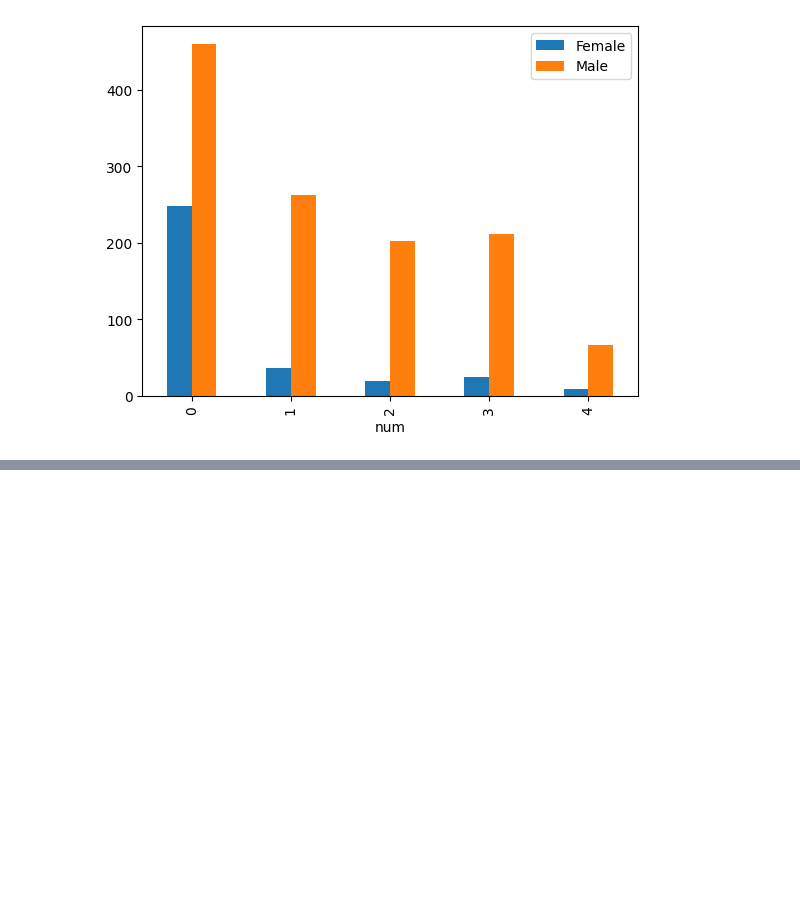
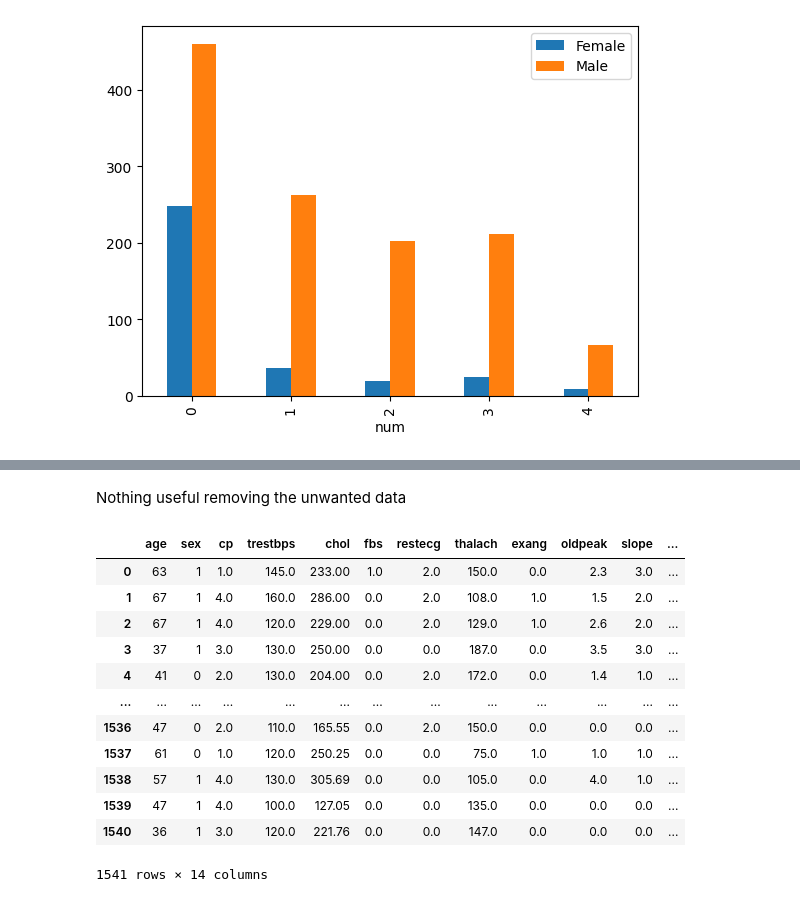
Before and after one commit to Abhi-pacific/heart-disease-prediction-project, a Jupyter notebook: Heart_disease_prediction.ipynb, the cells around one changed output, grey strips where cells are left out. Saved outputs shown, nothing was run; the diff lists cells and outputs as text; code cells hidden in the pictures; blank space fills up the shorter version.

```diff
--- a/Heart_disease_prediction.ipynb
+++ b/Heart_disease_prediction.ipynb
@@ -183,6 +183,9 @@ df_full = df_full.apply(pd.to_numeric, errors='coerce')
 print(f"Patients parsed: {len(records)}")
 # %% [output]
 Patients parsed: 1541
+# %%
+# creating the deep copy of the data.
+deep_copy_df = df_full.copy()
 # %%
 df_full.head()
 # %% [output]
@@ -346,0 +372,19 @@ ax.legend(['Female', 'Male'])
+# %% [markdown]
+Nothing useful removing the unwanted data
+# %%
+ML_data = deep_copy_df[['age', 'sex', 'cp', 'trestbps', 'chol', 'fbs', 'restecg','thalach', 'exang', 'oldpeak', 'slope', 'ca', 'thal', 'num']]
+ML_data
+# %% [output]
+|  | age | sex | cp | trestbps | chol | fbs | restecg | thalach | exang | oldpeak | slope | ... |
+| 0 | 63 | 1 | 1.0 | 145.0 | 233.00 | 1.0 | 2.0 | 150.0 | 0.0 | 2.3 | 3.0 | ... |
+| 1 | 67 | 1 | 4.0 | 160.0 | 286.00 | 0.0 | 2.0 | 108.0 | 1.0 | 1.5 | 2.0 | ... |
+| 2 | 67 | 1 | 4.0 | 120.0 | 229.00 | 0.0 | 2.0 | 129.0 | 1.0 | 2.6 | 2.0 | ... |
+| 3 | 37 | 1 | 3.0 | 130.0 | 250.00 | 0.0 | 0.0 | 187.0 | 0.0 | 3.5 | 3.0 | ... |
+| 4 | 41 | 0 | 2.0 | 130.0 | 204.00 | 0.0 | 2.0 | 172.0 | 0.0 | 1.4 | 1.0 | ... |
+| ... | ... | ... | ... | ... | ... | ... | ... | ... | ... | ... | ... | ... |
+| 1536 | 47 | 0 | 2.0 | 110.0 | 165.55 | 0.0 | 2.0 | 150.0 | 0.0 | 0.0 | 0.0 | ... |
+| 1537 | 61 | 0 | 1.0 | 120.0 | 250.25 | 0.0 | 0.0 | 75.0 | 1.0 | 1.0 | 1.0 | ... |
+| 1538 | 57 | 1 | 4.0 | 130.0 | 305.69 | 0.0 | 0.0 | 105.0 | 0.0 | 4.0 | 1.0 | ... |
+| 1539 | 47 | 1 | 4.0 | 100.0 | 127.05 | 0.0 | 0.0 | 135.0 | 0.0 | 0.0 | 0.0 | ... |
+| 1540 | 36 | 1 | 3.0 | 120.0 | 221.76 | 0.0 | 0.0 | 147.0 | 0.0 | 0.0 | 0.0 | ... |
+1541 rows × 14 columns
```
Also changed, not shown: parts of 8 cells of this notebook.
